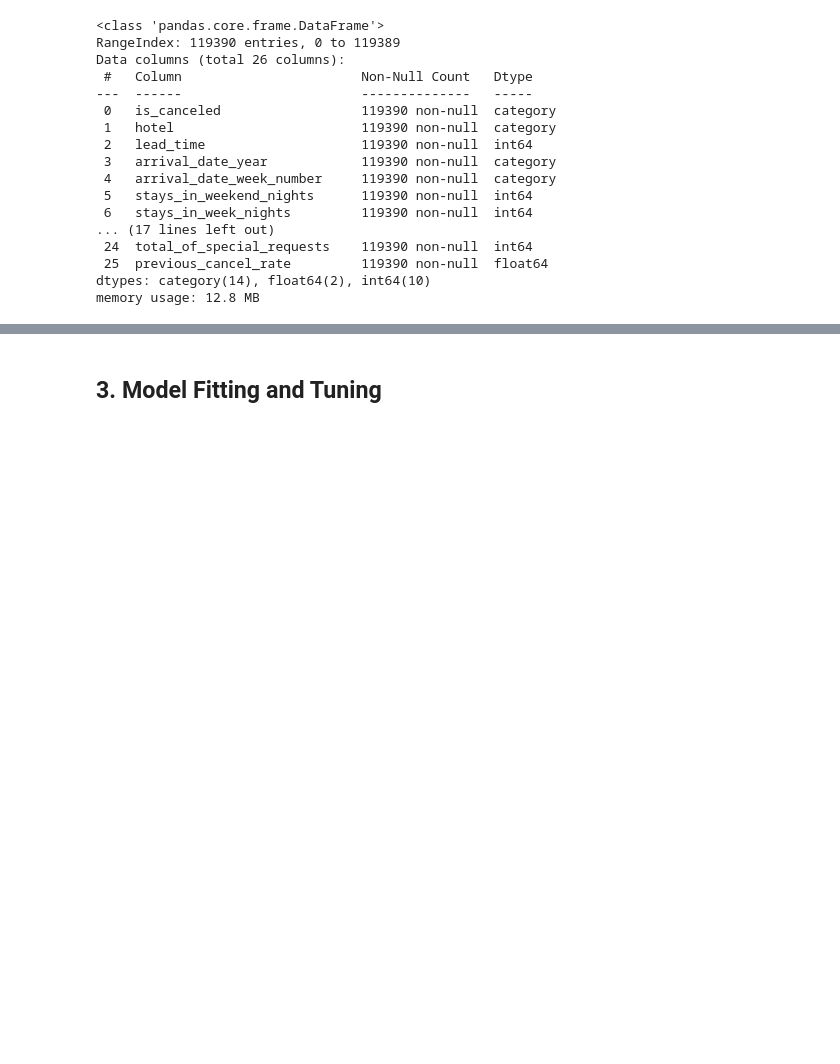
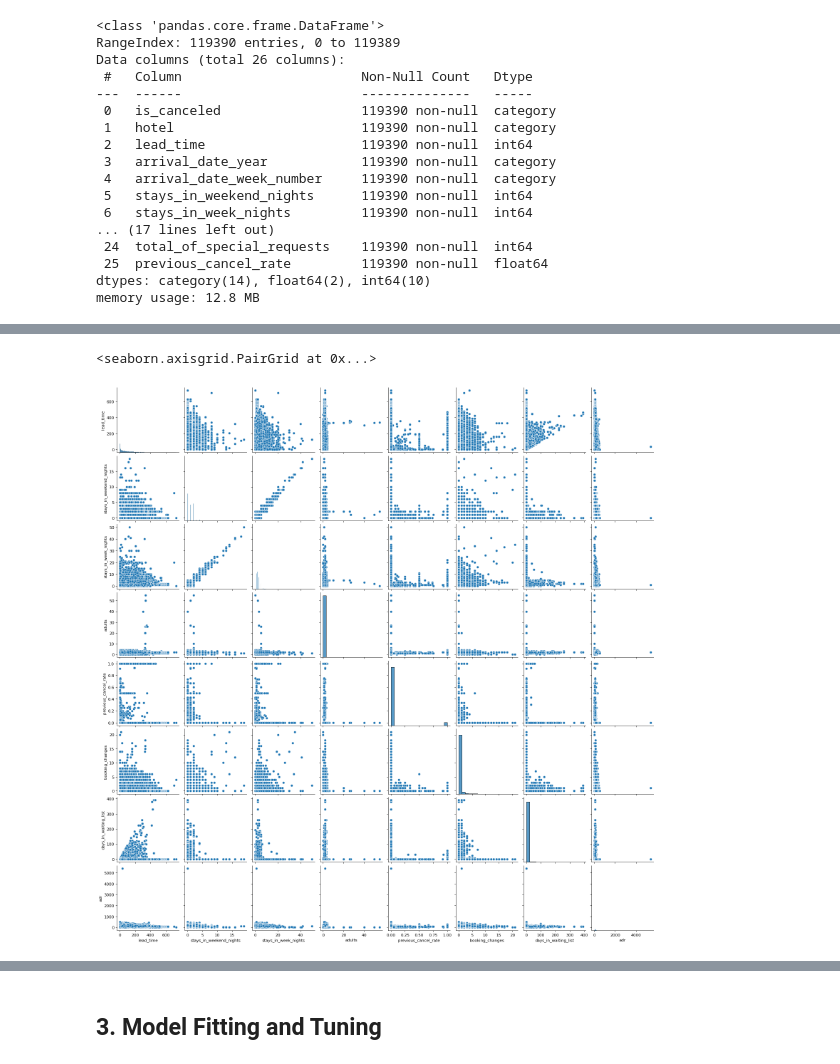
Before and after one commit to Machine-Learning-in-Python-Group-24/Machine-Learning-in-Python-Group-24, a Jupyter notebook: Project 2/project2.ipynb, the cells around one changed output, grey strips where cells are left out. Saved outputs shown, nothing was run; the diff lists cells and outputs as text; code cells hidden in the pictures; blank space fills up the shorter version.

Commit message:
Add files via upload
Added visualisation of data, created seasonal variables and some other stuff.

```diff
--- a/Project 2/project2.ipynb
+++ b/Project 2/project2.ipynb
@@ -34,10 +37,11 @@ plt.rcParams['figure.dpi'] = 80
 # (You might need to make some perturbations on Robin's directory. If so, please
 # comment the line specifying it, and add your line specifying yours)
 
-from google.colab import drive
-drive.mount('/content/drive/')
+#from google.colab import drive
+#drive.mount('/content/drive/')
 # Robin's directory
-d = pd.read_csv('/content/drive/My Drive/Machine-Learning-in-Python-Group-24/Project 2/hotel.csv')
+#d = ps.read_csv('/content/drive/My Drive/Machine-Learning-in-Python-Group-24/Project 2/hontel.csv')
+d = pd.read_csv('hotel.csv')
 
 # If you are using Noteable, run the following line.
 # d = pd.read_csv("hotel.csv")
@@ -175,0 +192,8 @@ memory usage: 12.8 MB
+# %%
+sns.pairplot(data = d.loc[:, ['hotel', 'lead_time',
+       'stays_in_weekend_nights',
+       'stays_in_week_nights', 'adults', 'meal', 'previous_cancel_rate',
+       'booking_changes', 'days_in_waiting_list', 'adr']])
+# %% [output]
+<seaborn.axisgrid.PairGrid at 0x...>
+[figure, added]
```
Also changed, not shown: parts of 42 cells of this notebook.
